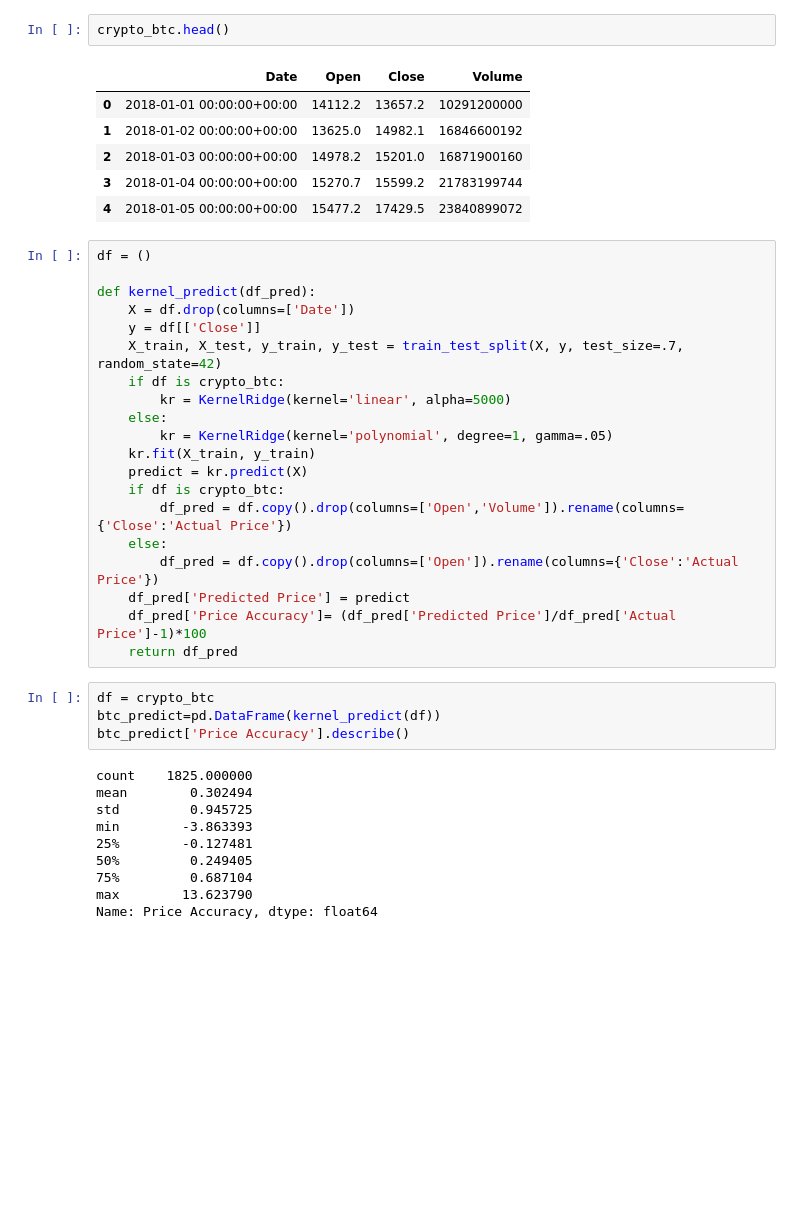
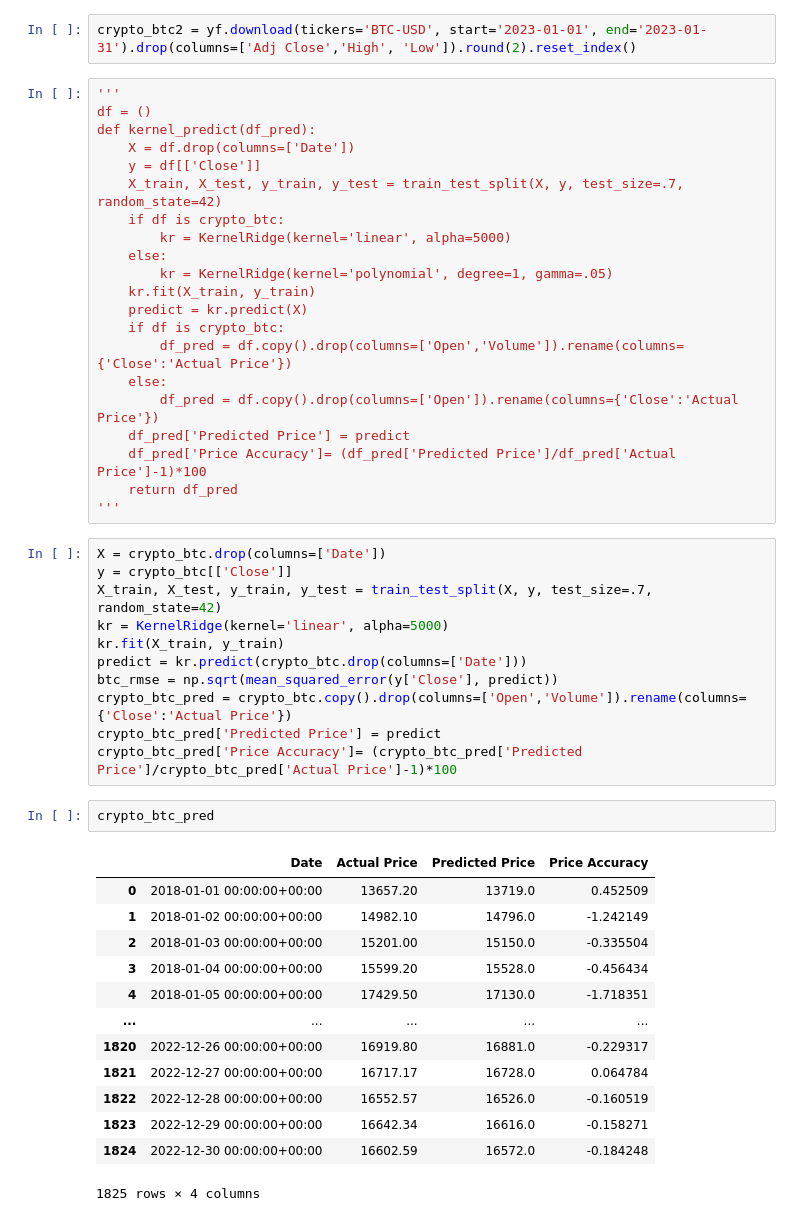
Before and after one commit to Olegreg762/Group_Project_2, a Jupyter notebook: BTC_ETH_predict.ipynb, the cells around one changed output. Drawn from its saved outputs; the diff is of its cells as text; blank space fills up the shorter version.

```diff
--- a/BTC_ETH_predict.ipynb
+++ b/BTC_ETH_predict.ipynb
@@ -52,15 +54,8 @@ crypto_btc.plot(
-# %%
-crypto_btc.head()
-# %% [output]
-|  | Date | Open | Close | Volume |
-| 0 | 2018-01-01 00:00:00+00:00 | 14112.2 | 13657.2 | 10291200000 |
-| 1 | 2018-01-02 00:00:00+00:00 | 13625.0 | 14982.1 | 16846600192 |
-| 2 | 2018-01-03 00:00:00+00:00 | 14978.2 | 15201.0 | 16871900160 |
-| 3 | 2018-01-04 00:00:00+00:00 | 15270.7 | 15599.2 | 21783199744 |
-| 4 | 2018-01-05 00:00:00+00:00 | 15477.2 | 17429.5 | 23840899072 |
+# %%
+crypto_btc2 = yf.download(tickers='BTC-USD', start='2023-01-01', end='2023-01-31').drop(columns=['Adj Close','High', 'Low']).round(2).reset_index()
 # %%
+'''
 df = ()
-
 def kernel_predict(df_pred):
     X = df.drop(columns=['Date'])
     y = df[['Close']]
@@ -78,17 +73,31 @@ def kernel_predict(df_pred):
     df_pred['Predicted Price'] = predict
     df_pred['Price Accuracy']= (df_pred['Predicted Price']/df_pred['Actual Price']-1)*100
     return df_pred
+'''
+# %%
+X = crypto_btc.drop(columns=['Date'])
+y = crypto_btc[['Close']]
+X_train, X_test, y_train, y_test = train_test_split(X, y, test_size=.7, random_state=42)
+kr = KernelRidge(kernel='linear', alpha=5000)
+kr.fit(X_train, y_train)
+predict = kr.predict(crypto_btc.drop(columns=['Date']))
+btc_rmse = np.sqrt(mean_squared_error(y['Close'], predict))
+crypto_btc_pred = crypto_btc.copy().drop(columns=['Open','Volume']).rename(columns={'Close':'Actual Price'})
+crypto_btc_pred['Predicted Price'] = predict
+crypto_btc_pred['Price Accuracy']= (crypto_btc_pred['Predicted Price']/crypto_btc_pred['Actual Price']-1)*100
 # %%
-df = crypto_btc
-btc_predict=pd.DataFrame(kernel_predict(df))
-btc_predict['Price Accuracy'].describe()
+crypto_btc_pred
 # %% [output]
+|  | Date | Actual Price | Predicted Price | Price Accuracy |
+| 0 | 2018-01-01 00:00:00+00:00 | 13657.20 | 13719.0 | 0.452509 |
+| 1 | 2018-01-02 00:00:00+00:00 | 14982.10 | 14796.0 | -1.242149 |
+| 2 | 2018-01-03 00:00:00+00:00 | 15201.00 | 15150.0 | -0.335504 |
+| 3 | 2018-01-04 00:00:00+00:00 | 15599.20 | 15528.0 | -0.456434 |
+| 4 | 2018-01-05 00:00:00+00:00 | 17429.50 | 17130.0 | -1.718351 |
+| ... | ... | ... | ... | ... |
+| 1820 | 2022-12-26 00:00:00+00:00 | 16919.80 | 16881.0 | -0.229317 |
+| 1821 | 2022-12-27 00:00:00+00:00 | 16717.17 | 16728.0 | 0.064784 |
+| 1822 | 2022-12-28 00:00:00+00:00 | 16552.57 | 16526.0 | -0.160519 |
+| 1823 | 2022-12-29 00:00:00+00:00 | 16642.34 | 16616.0 | -0.158271 |
+| 1824 | 2022-12-30 00:00:00+00:00 | 16602.59 | 16572.0 | -0.184248 |
-count    1825.000000
-mean        0.302494
-std         0.945725
-min        -3.863393
-25%        -0.127481
-50%         0.249405
-75%         0.687104
-max        13.623790
-Name: Price Accuracy, dtype: float64
+1825 rows × 4 columns
```
Also changed, not shown: parts of 13 cells of this notebook.
